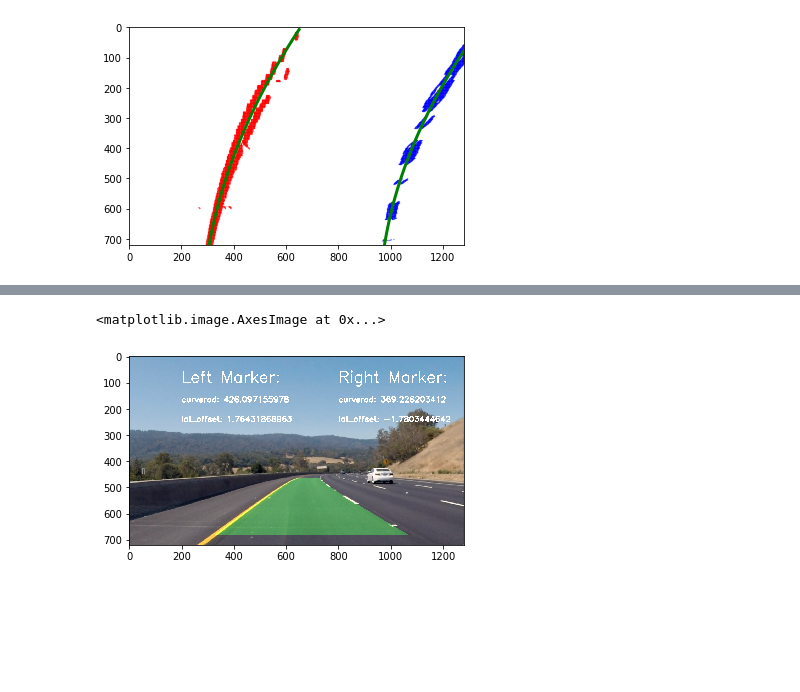
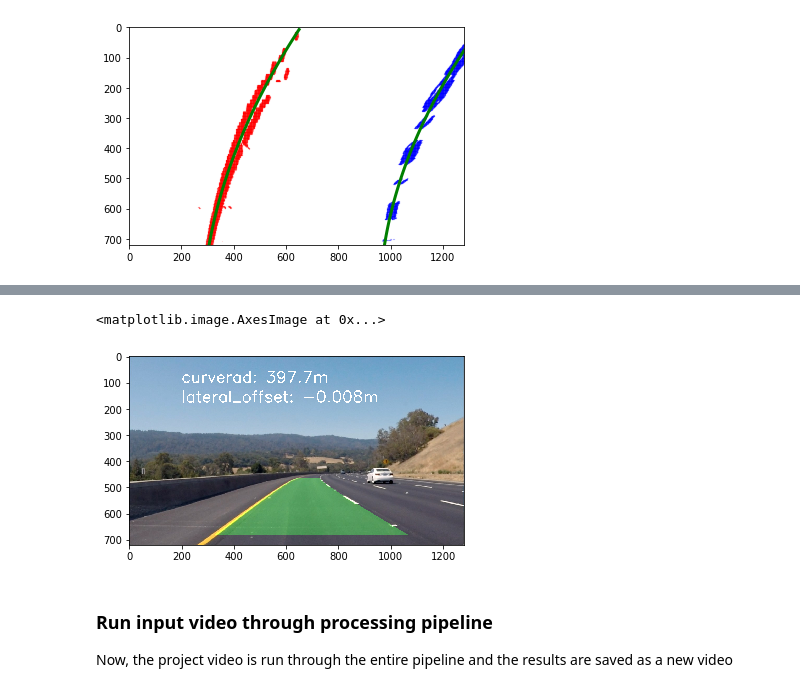
Before and after one commit to kejarowe/advanced_lane_lines, a Jupyter notebook: advanced_lane_lines.ipynb, the cells around one changed output, grey strips where cells are left out. Saved outputs shown, nothing was run; the diff lists cells and outputs as text; code cells hidden in the pictures; blank space fills up the shorter version.

```diff
--- a/advanced_lane_lines.ipynb
+++ b/advanced_lane_lines.ipynb
@@ -201,7 +205,7 @@ histogram = np.sum(p_image[int(p_image.shape[0]/2):,:], axis=0)
 def safe_index(low_index,high_index,length):
     return max(low_index,0),min(high_index,length)
 
-def find_lane_marker_samples(b_image, min_col, max_col):
+def find_lane_marker_samples(b_image, min_col, max_col, lane_start_col = None):
     lane_marker_samples = np.zeros_like(b_image)
     base_histogram = np.sum(b_image[int(b_image.shape[0]/2):,min_col:max_col], axis=0)
     starting_lane_marker_center = np.argmax(base_histogram) + min_col
@@ -227,8 +231,8 @@ def find_lane_marker_samples(b_image, min_col, max_col):
         end_row_index = start_row_index
     return lane_marker_samples
 
-def lane_marker_samples(b_image):
-    return find_lane_marker_samples(b_image,0,int(b_image.shape[1]/2)),find_lane_marker_samples(b_image,int(b_image.shape[1]/2),p_image.shape[1])
+def lane_marker_samples(b_image, left_start = None, right_start = None):
+    return find_lane_marker_samples(b_image,0,int(b_image.shape[1]/2),left_start),find_lane_marker_samples(b_image,int(b_image.shape[1]/2),p_image.shape[1],right_start)
 
 
 left_lane_marker_samples, right_lane_marker_samples = lane_marker_samples(p_image)
@@ -248,9 +256,9 @@ class LaneMarkerParams():
 
 
 #calculate lane polynomials and curvature
-def lane_polynomials(image,visualize=0):
+def lane_polynomials(image,visualize=0,left_start=None,right_start=None):
     p_image = process_image(image)
-    left_lane_marker_samples, right_lane_marker_samples = lane_marker_samples(p_image)
+    left_lane_marker_samples, right_lane_marker_samples = lane_marker_samples(p_image,left_start,right_start)
 
     #get indices of nonzero elements
     left_indicies = np.transpose(np.nonzero(left_lane_marker_samples))
@@ -322,14 +334,36 @@ Radius of Curvature:  397.661679695
 class LaneMarkerFit():
     def __init__(self):
         self.last_valid_params = None
+        self.num_curve_samples = 20
+        self.curve_samples = []
+        self.curve_samples_full = False
+        self.curve_samples_index = 0
+
     def updateParams(self,new_params):
         if self.last_valid_params == None:
             self.last_valid_params = new_params
+            self.updateCurveSamples(new_params.curverad)
         else:
-            if (new_params.curverad > 200 and abs(new_params.lateral_offset) > 0.2
+            #check that values are in a reasonable range
+            if (new_params.curverad > 215 and abs(new_params.lateral_offset) > 0.2
             and abs(new_params.lateral_offset) < 2.3):
                 self.last_valid_params = new_params
+                self.updateCurveSamples(new_params.curverad)
 
+    #circular buffer for last n samples
+    def updateCurveSamples(self,new_curve_sample):
+        if not self.curve_samples_full:
+            self.curve_samples.append(new_curve_sample)
+            if len(self.curve_samples) == self.num_curve_samples:
+                self.curve_samples_full = True
+        else:
+            self.curve_samples[self.curve_samples_index] = new_curve_sample
+            self.curve_samples_index = self.curve_samples_index + 1
+            if self.curve_samples_index == self.num_curve_samples:
+                self.curve_samples_index = 0
+
+    def getCurverad(self):
+        return sum(self.curve_samples)/len(self.curve_samples)
 
 #container class for left and right fits
 class PastFits():
@@ -348,7 +382,14 @@ def lane_overlay(image, PastFits):
     #generate overlay polygon
 
     #get raw detection
-    LeftMarker,RightMarker = lane_polynomials(image)
+    if PastFits == None or PastFits.LeftMarker.last_valid_params == None:
+        LeftMarker,RightMarker = lane_polynomials(image)
+    else:
+        params = PastFits.LeftMarker.last_valid_params
+        left_start = params.fit_values[0]*image.shape[0]**2 + params.fit_values[1]*image.shape[0] + params.fit_values[2]
+        params = PastFits.RightMarker.last_valid_params
+        right_start = params.fit_values[0]*image.shape[0]**2 + params.fit_values[1]*image.shape[0] + params.fit_values[2]
+        LeftMarker,RightMarker = lane_polynomials(image,0,left_start,right_start)
 
     #use raw detection to update PastFits
     PastFits.LeftMarker.updateParams(LeftMarker)
@@ -357,40 +398,40 @@ def lane_overlay(image, PastFits):
     #get filtered value
     LeftMarker = PastFits.LeftMarker.last_valid_params
     RightMarker = PastFits.RightMarker.last_valid_params
 
     yvals = np.linspace(1,100,num=101)*7.2
     left_fitx = LeftMarker.fit_values[0]*yvals**2 + LeftMarker.fit_values[1] * yvals + LeftMarker.fit_values[2]
     right_fitx = RightMarker.fit_values[0]*yvals**2 + RightMarker.fit_values[1] * yvals + RightMarker.fit_values[2]
 
     # Recast the x and y points into usable format for cv2.fillPoly()
     pts_left = np.array([np.transpose(np.vstack([left_fitx, yvals]))])
     pts_right = np.array([np.flipud(np.transpose(np.vstack([right_fitx, yvals])))])
     pts = np.hstack((pts_left, pts_right))
 
     # Draw the lane onto the warped blank image
     cv2.fillPoly(color_warp, np.int_([pts]), (0,255, 0))
 
     # Warp the blank back to original image space using inverse perspective matrix (Minv)
     newwarp = cv2.warpPerspective(color_warp, Minv, (image.shape[1], image.shape[0]))
 
     # Combine the result with the original image
     image = cv2.addWeighted(image, 1, newwarp, 0.3, 0)
 
     #add text overlay
     font = cv2.FONT_HERSHEY_SIMPLEX
-    image = cv2.putText(image,'Left Marker:',(200,100), font, 2,(255,255,255),4)
-    image = cv2.putText(image,'curverad: '+ str(LeftMarker.curverad),(200,175), font, 1,(255,255,255),4)
-    image = cv2.putText(image,'lat_offset: '+ str(LeftMarker.lateral_offset),(200,250), font, 1,(255,255,255),4)
+    image = cv2.putText(image,'curverad: '+'{:.01f}'.format((PastFits.LeftMarker.getCurverad() + PastFits.RightMarker.getCurverad()) / 2) + 'm',(200,100), font, 2,(255,255,255),4)
+    image = cv2.putText(image,'lateral_offset: '+ '{:.03f}'.format((LeftMarker.lateral_offset + RightMarker.lateral_offset) / 2) + 'm',(200,175), font, 2,(255,255,255),4)
 
-    image = cv2.putText(image,'Right Marker:',(800,100), font, 2,(255,255,255),4)
-    image = cv2.putText(image,'curverad: '+ str(RightMarker.curverad),(800,175), font, 1,(255,255,255),4)
-    image = cv2.putText(image,'lat_offset: ' + str(RightMarker.lateral_offset),(800,250), font, 1,(255,255,255),4)
     return image
 
 plt.imshow(lane_overlay(image,PastFits()))
 # %% [output]
 <matplotlib.image.AxesImage at 0x...>
-[figure, old version]
+[figure, new version]
+# %% [markdown]
+### Run input video through processing pipeline
+
+Now, the project video is run through the entire pipeline and the results are saved as a new video
 # %%
 # Run algorithm on project video
 
```
Also changed, not shown: parts of 5 cells of this notebook, 1 other file.
